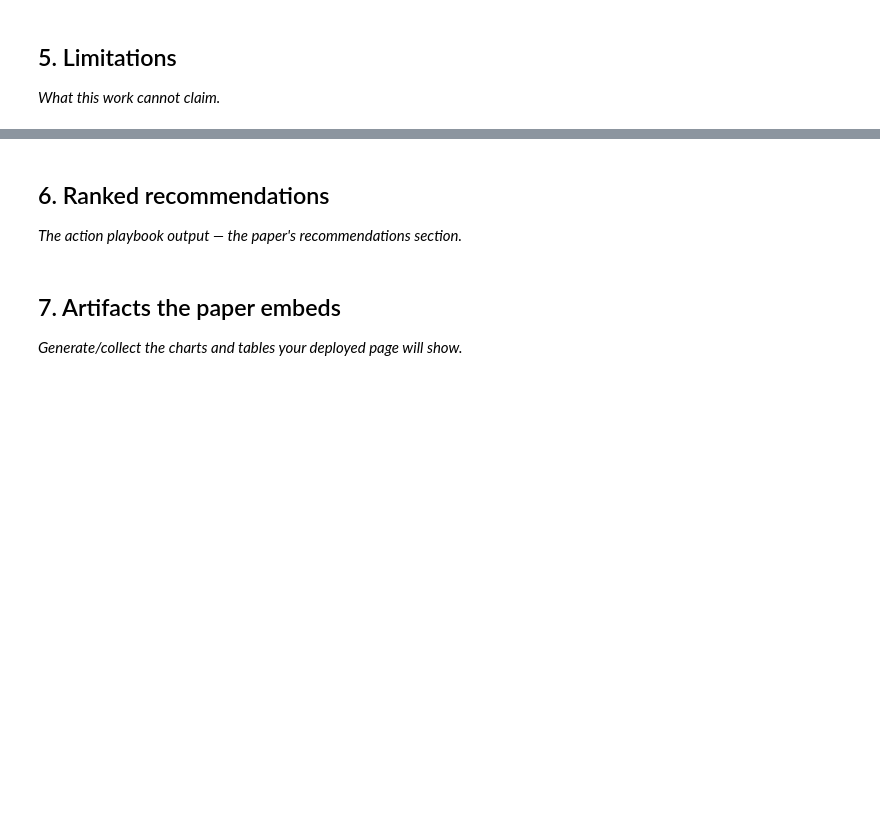
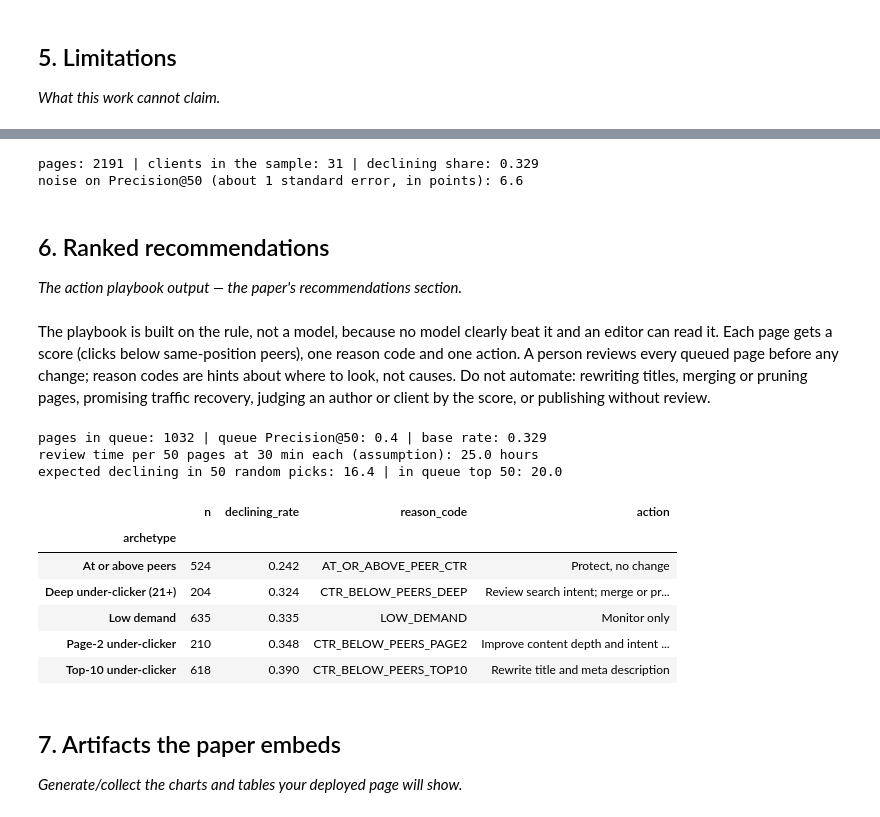
Before and after one commit to iankitthakur/flyrank-ml-internship, a Jupyter notebook: work/notebooks/capstone.ipynb, the cells around one changed output, grey strips where cells are left out. Drawn from its saved outputs; the diff is of its cells as text; code cells hidden in the pictures; blank space fills up the shorter version.

```diff
--- a/work/notebooks/capstone.ipynb
+++ b/work/notebooks/capstone.ipynb
@@ -29,7 +250,54 @@ This skeleton is yours to fill. Work the sections **in order** — each one has
+# %%
+print("pages:", len(df), "| clients in the sample:", df["client_hash_id"].nunique(), "| declining share:", round(y.mean(), 3))
+print("noise on Precision@50 (about 1 standard error, in points):", round(100 * (y.mean() * (1 - y.mean()) / 50) ** 0.5, 1))
+# %% [output]
+pages: 2191 | clients in the sample: 31 | declining share: 0.329
+noise on Precision@50 (about 1 standard error, in points): 6.6
 # %% [markdown]
 ## 6. Ranked recommendations
 
 *The action playbook output — the paper's recommendations section.*
+# %% [markdown]
+The playbook is built on the rule, not a model, because no model clearly beat it and an editor can read it. Each page gets a score (clicks below same-position peers), one reason code and one action. A person reviews every queued page before any change; reason codes are hints about where to look, not causes. Do not automate: rewriting titles, merging or pruning pages, promising traffic recovery, judging an author or client by the score, or publishing without review.
+# %%
+d = df.dropna(subset=["early_avg_position", "early_ctr"]).copy()
+d["pos_bucket"] = pd.cut(d["early_avg_position"], [0, 3, 10, 20, 1000], labels=["1-3", "4-10", "11-20", "21+"]).astype(str)
+sums = d.groupby("pos_bucket")[["early_clicks", "early_impressions"]].sum()
+d["peer_ctr"] = d["pos_bucket"].map(sums["early_clicks"] / sums["early_impressions"])
+d["score"] = (d["peer_ctr"] * d["early_impressions"] - d["early_clicks"]).clip(lower=0).round(1)
+d["archetype"] = np.select(
+    [d["early_impressions"] < 100, d["score"] == 0, d["early_avg_position"] <= 10, d["early_avg_position"] <= 20],
+    ["Low demand", "At or above peers", "Top-10 under-clicker", "Page-2 under-clicker"],
+    default="Deep under-clicker (21+)")
+playbook = pd.DataFrame([
+    ["Top-10 under-clicker", "CTR_BELOW_PEERS_TOP10", "Rewrite title and meta description"],
+    ["Page-2 under-clicker", "CTR_BELOW_PEERS_PAGE2", "Improve content depth and intent match"],
+    ["Deep under-clicker (21+)", "CTR_BELOW_PEERS_DEEP", "Review search intent; merge or prune only after a human check"],
+    ["Low demand", "LOW_DEMAND", "Monitor only"],
+    ["At or above peers", "AT_OR_ABOVE_PEER_CTR", "Protect, no change"],
+], columns=["archetype", "reason_code", "action"])
+d = d.merge(playbook, on="archetype", how="left")
+queue = d[d["archetype"].isin(["Top-10 under-clicker", "Page-2 under-clicker", "Deep under-clicker (21+)"])] \
+         .sort_values("score", ascending=False).reset_index(drop=True)
+queue.insert(0, "rank", queue.index + 1)
+
+summary = d.groupby("archetype").agg(n=("score", "size"), declining_rate=("label_declining", "mean")).round(3)
+q50 = queue.head(50)["label_declining"].mean()
+print("pages in queue:", len(queue), "| queue Precision@50:", round(q50, 3), "| base rate:", round(y.mean(), 3))
+print("review time per 50 pages at 30 min each (assumption):", 50 * 30 / 60, "hours")
+print("expected declining in 50 random picks:", round(50 * y.mean(), 1), "| in queue top 50:", round(50 * q50, 1))
+display(summary.join(playbook.set_index("archetype")[["reason_code", "action"]]))
+# %% [output]
+pages in queue: 1032 | queue Precision@50: 0.4 | base rate: 0.329
+review time per 50 pages at 30 min each (assumption): 25.0 hours
+expected declining in 50 random picks: 16.4 | in queue top 50: 20.0
+|  | n | declining_rate | reason_code | action |
+| archetype |  |  |  |  |
+| At or above peers | 524 | 0.242 | AT_OR_ABOVE_PEER_CTR | Protect, no change |
+| Deep under-clicker (21+) | 204 | 0.324 | CTR_BELOW_PEERS_DEEP | Review search intent; merge or pr... |
+| Low demand | 635 | 0.335 | LOW_DEMAND | Monitor only |
+| Page-2 under-clicker | 210 | 0.348 | CTR_BELOW_PEERS_PAGE2 | Improve content depth and intent ... |
+| Top-10 under-clicker | 618 | 0.390 | CTR_BELOW_PEERS_TOP10 | Rewrite title and meta description |
 # %% [markdown]
 ## 7. Artifacts the paper embeds
 
```
Also changed, not shown: parts of 16 cells of this notebook.
